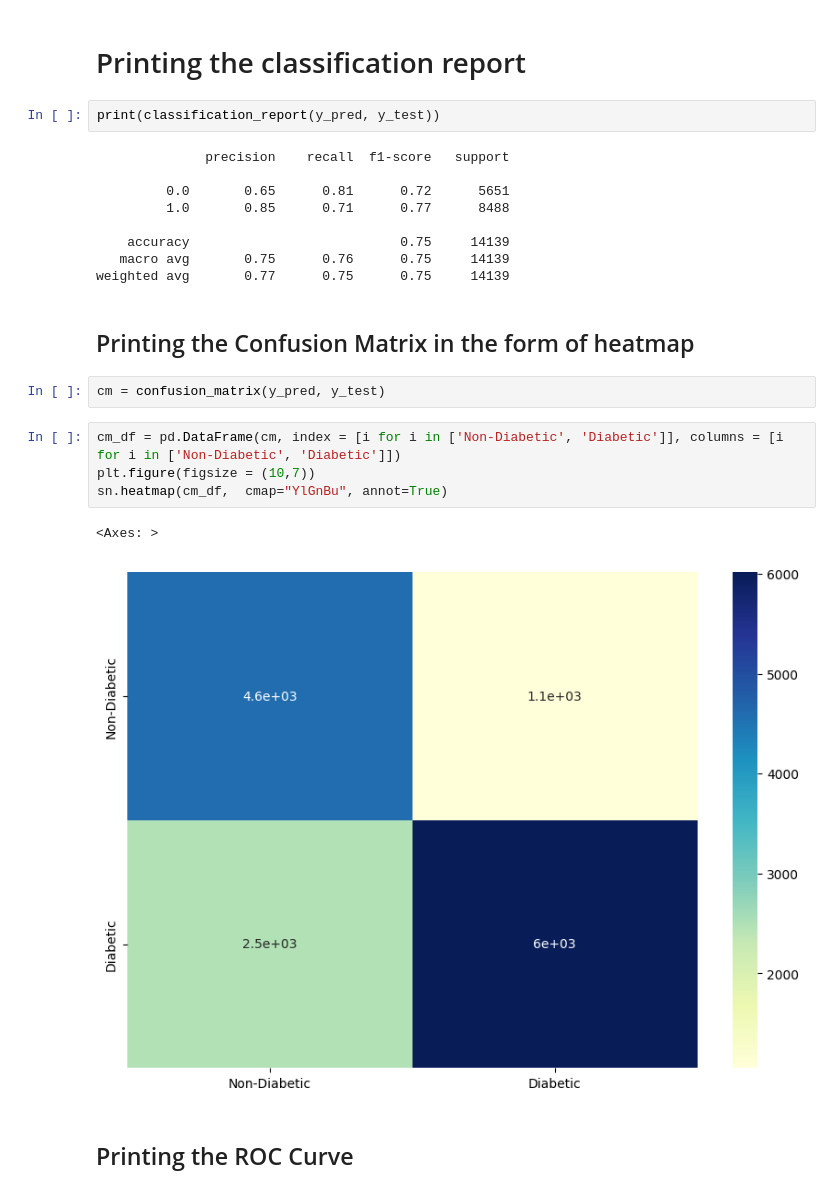
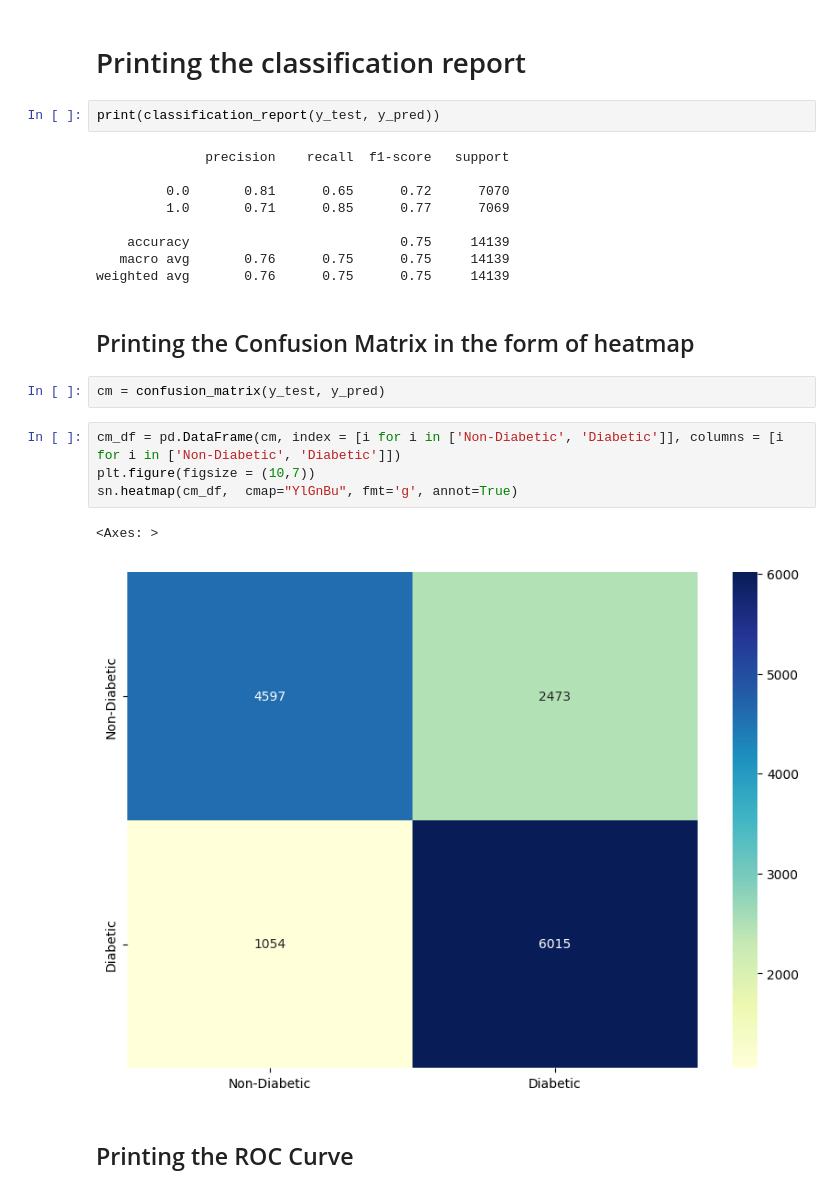
Before and after one commit to embedded-robotics/diabetes-detection-machine-learning, a Jupyter notebook: mlp_diabetes.ipynb, the cells around one changed output. Saved outputs shown, nothing was run; the diff lists cells and outputs as text.

```diff
--- a/mlp_diabetes.ipynb
+++ b/mlp_diabetes.ipynb
@@ -712,27 +712,27 @@ y_pred = mlp_classifer_binary_split.predict(X_test)
 # %% [markdown]
 # Printing the classification report
 # %%
-print(classification_report(y_pred, y_test))
+print(classification_report(y_test, y_pred))
 # %% [output]
               precision    recall  f1-score   support
 
-         0.0       0.65      0.81      0.72      5651
-         1.0       0.85      0.71      0.77      8488
+         0.0       0.81      0.65      0.72      7070
+         1.0       0.71      0.85      0.77      7069
 
     accuracy                           0.75     14139
-   macro avg       0.75      0.76      0.75     14139
-weighted avg       0.77      0.75      0.75     14139
+   macro avg       0.76      0.75      0.75     14139
+weighted avg       0.76      0.75      0.75     14139
 # %% [markdown]
 ## Printing the Confusion Matrix in the form of heatmap
 # %%
-cm = confusion_matrix(y_pred, y_test)
+cm = confusion_matrix(y_test, y_pred)
 # %%
 cm_df = pd.DataFrame(cm, index = [i for i in ['Non-Diabetic', 'Diabetic']], columns = [i for i in ['Non-Diabetic', 'Diabetic']])
 plt.figure(figsize = (10,7))
-sn.heatmap(cm_df,  cmap="YlGnBu", annot=True)
+sn.heatmap(cm_df,  cmap="YlGnBu", fmt='g', annot=True)
 # %% [output]
 <Axes: >
-[figure, old version]
+[figure, new version]
 # %% [markdown]
 ## Printing the ROC Curve
 # %%
```
Also changed, not shown: parts of 4 cells of this notebook.
